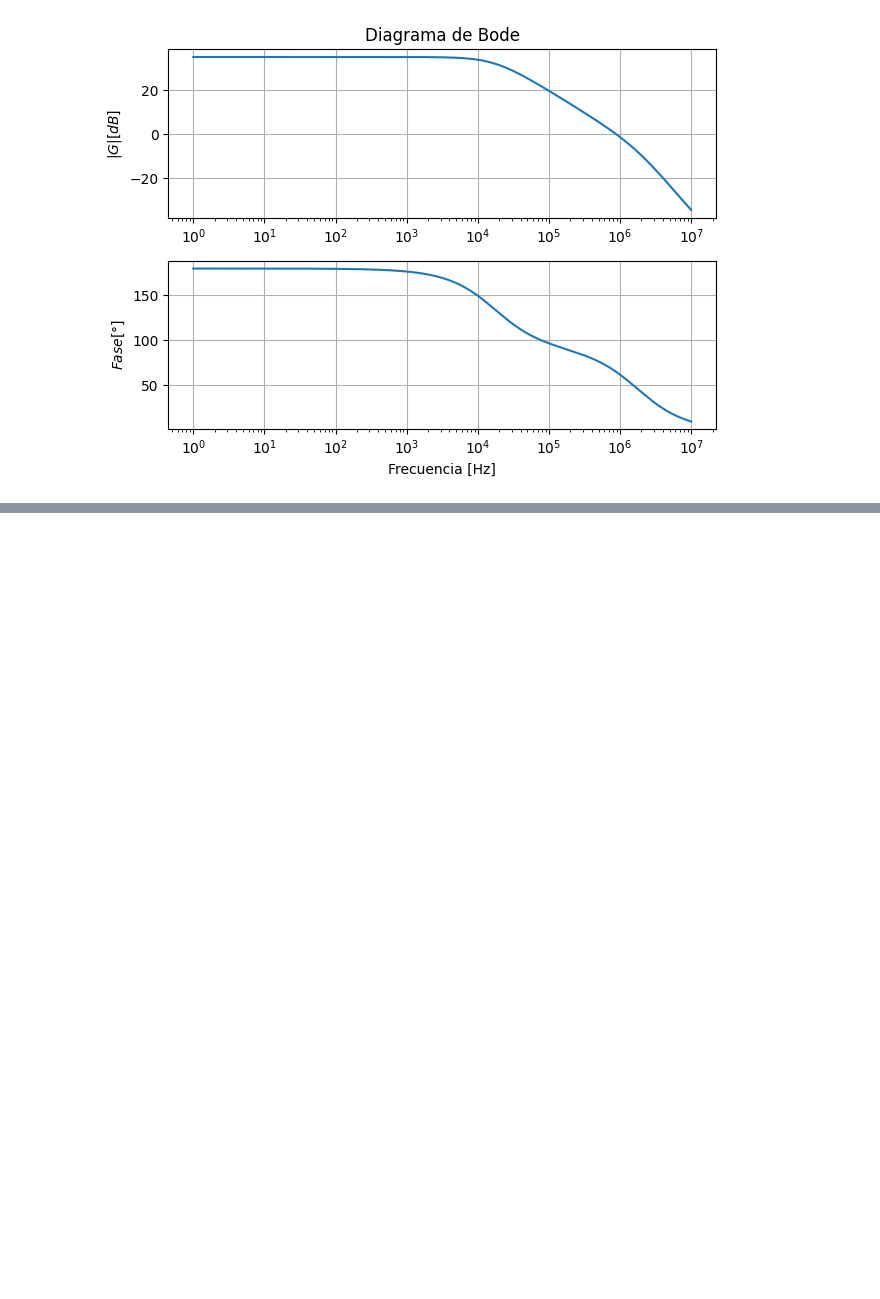
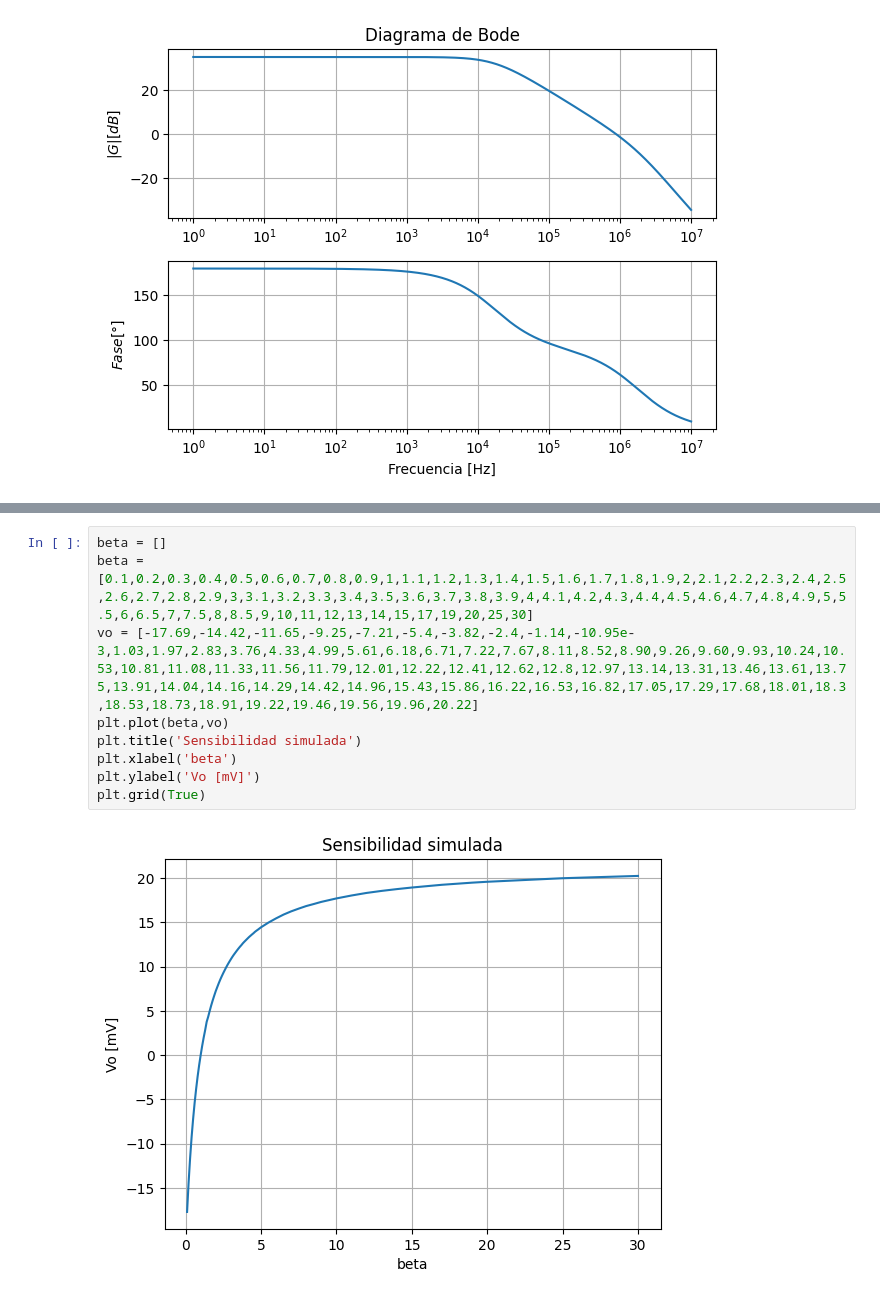
Before and after one commit to all5one-sudo/lab2SRA, a Jupyter notebook: lab2_plots.ipynb, the cells around one changed output, grey strips where cells are left out. Saved outputs shown, nothing was run; the diff lists cells and outputs as text; blank space fills up the shorter version.

```diff
--- a/lab2_plots.ipynb
+++ b/lab2_plots.ipynb
@@ -213,0 +244,11 @@ plt.show()
+# %%
+beta = []
+beta = [0.1,0.2,0.3,0.4,0.5,0.6,0.7,0.8,0.9,1,1.1,1.2,1.3,1.4,1.5,1.6,1.7,1.8,1.9,2,2.1,2.2,2.3,2.4,2.5,2.6,2.7,2.8,2.9,3,3.1,3.2,3.3,3.4,3.5,3.6,3.7,3.8,3.9,4,4.1,4.2,4.3,4.4,4.5,4.6,4.7,4.8,4.9,5,5.5,6,6.5,7,7.5,8,8.5,9,10,11,12,13,14,15,17,19,20,25,30]
+vo = [-17.69,-14.42,-11.65,-9.25,-7.21,-5.4,-3.82,-2.4,-1.14,-10.95e-3,1.03,1.97,2.83,3.76,4.33,4.99,5.61,6.18,6.71,7.22,7.67,8.11,8.52,8.90,9.26,9.60,9.93,10.24,10.53,10.81,11.08,11.33,11.56,11.79,12.01,12.22,12.41,12.62,12.8,12.97,13.14,13.31,13.46,13.61,13.75,13.91,14.04,14.16,14.29,14.42,14.96,15.43,15.86,16.22,16.53,16.82,17.05,17.29,17.68,18.01,18.3,18.53,18.73,18.91,19.22,19.46,19.56,19.96,20.22]
+plt.plot(beta,vo)
+plt.title('Sensibilidad simulada')
+plt.xlabel('beta')
+plt.ylabel('Vo [mV]')
+plt.grid(True)
+# %% [output]
+[figure, added]
```
Also changed, not shown: parts of 2 cells of this notebook, 5 other files.
